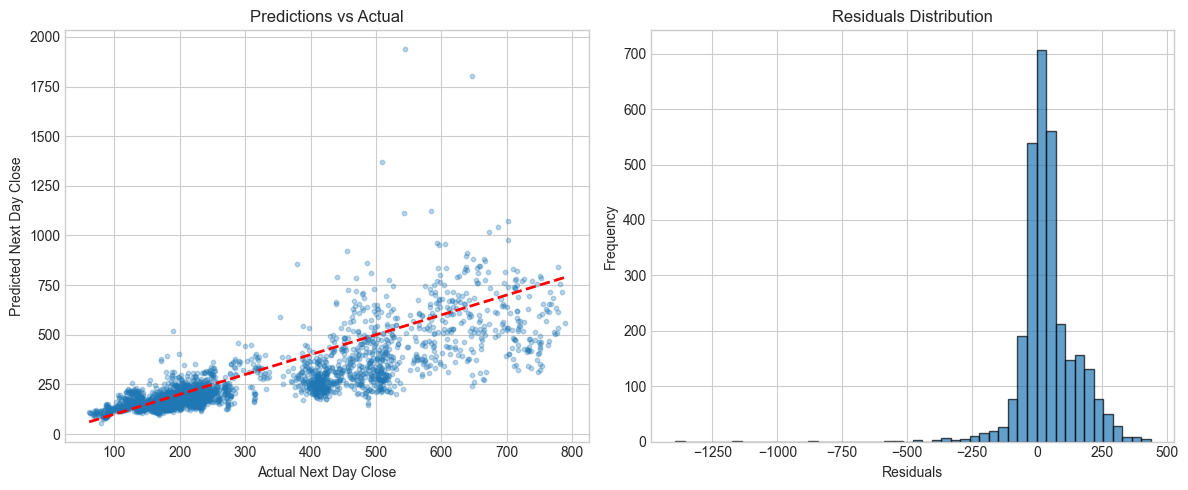
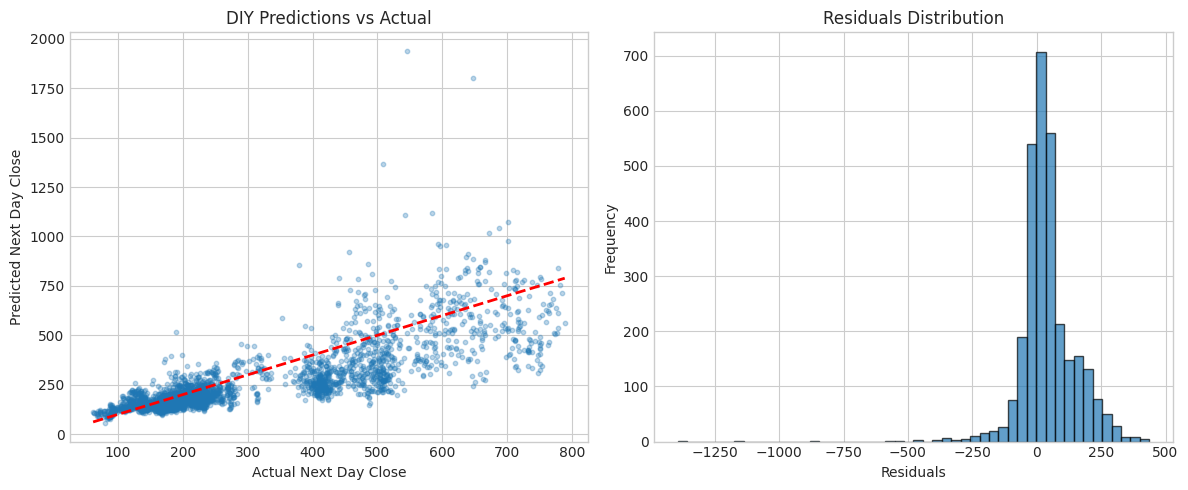
Code edit (unified diff) that turned the first committed figure into the second:
--- before
+++ after
@@ -9,7 +9,7 @@
 X_test_scaled = scaler.transform(X_test)
 
-lr_sklearn = LinearRegression()
-lr_sklearn.fit(X_train_scaled, y_train)
-y_pred = lr_sklearn.predict(X_test_scaled)
+lr_diy = LinearRegressionGD(learning_rate=0.1, n_iterations=1000)
+lr_diy.fit(X_train_scaled, y_train)
+y_pred = lr_diy.predict(X_test_scaled)
 
 plt.figure(figsize=(12, 5))
@@ -20,5 +20,5 @@
 plt.xlabel('Actual Next Day Close')
 plt.ylabel('Predicted Next Day Close')
-plt.title('Predictions vs Actual')
+plt.title('DIY Predictions vs Actual')
 
 plt.subplot(1, 2, 2)

Commit: cinema